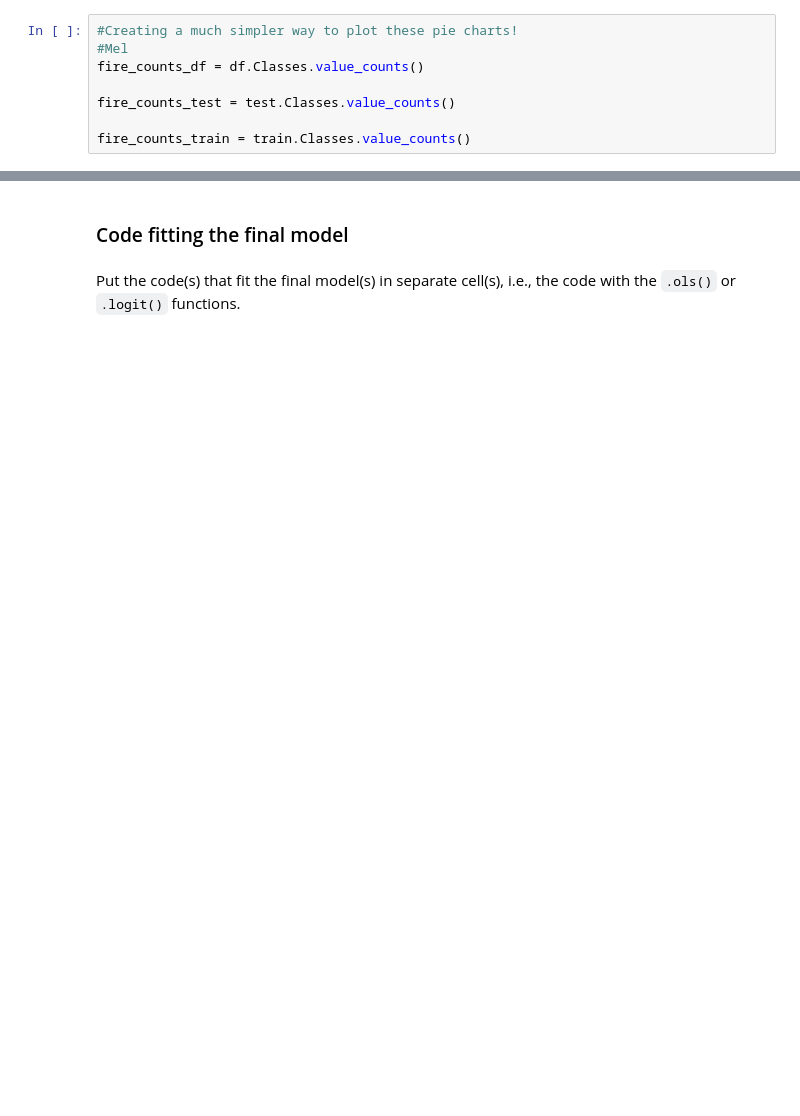
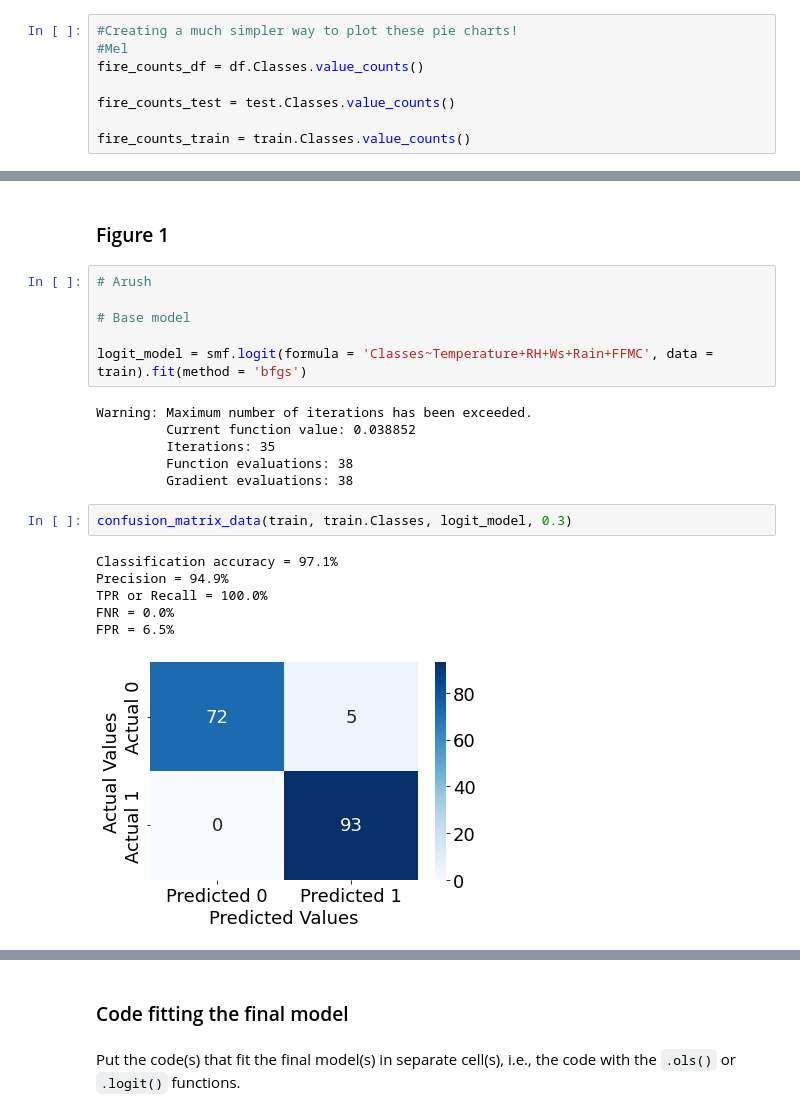
Before and after one commit to ArushIyer12/303-1Project, a Jupyter notebook: Project Code.ipynb, the cells around one changed output, grey strips where cells are left out. Saved outputs shown, nothing was run; the diff lists cells and outputs as text; blank space fills up the shorter version.

Commit message:
Adding model building to project code and citations to project report

```diff
--- a/Project Code.ipynb
+++ b/Project Code.ipynb
@@ -345,0 +388,23 @@ Put code with comments. The comments should explain the code such that it can be
+# %% [markdown]
+### Figure 1
+# %%
+# Arush
+
+# Base model
+
+logit_model = smf.logit(formula = 'Classes~Temperature+RH+Ws+Rain+FFMC', data = train).fit(method = 'bfgs')
+# %% [output]
+Warning: Maximum number of iterations has been exceeded.
+         Current function value: 0.038852
+         Iterations: 35
+         Function evaluations: 38
+         Gradient evaluations: 38
+# %%
+confusion_matrix_data(train, train.Classes, logit_model, 0.3)
+# %% [output]
+Classification accuracy = 97.1%
+Precision = 94.9%
+TPR or Recall = 100.0%
+FNR = 0.0%
+FPR = 6.5%
+[figure, added]
```
Also changed, not shown: parts of 20 cells of this notebook, 1 other file.
